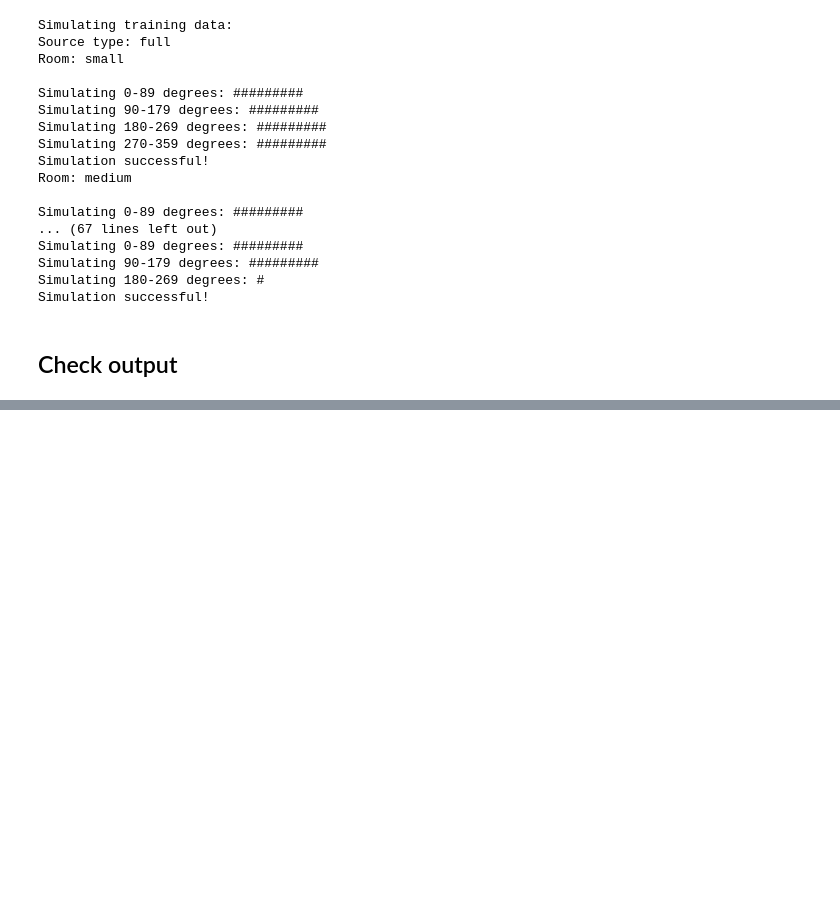
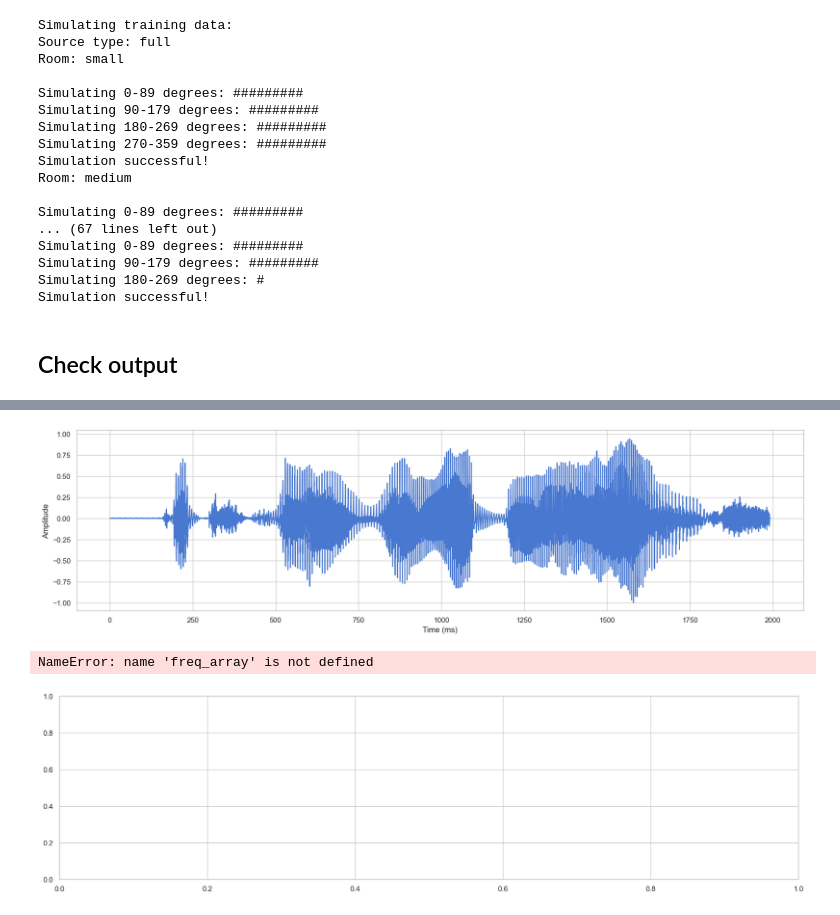
Before and after one commit to AlexandraPosta/sound-localization, a Jupyter notebook: notebooks/SimulateData.ipynb, the cells around one changed output, grey strips where cells are left out. Cells and saved outputs as stored; diff of their text form; code cells hidden in the pictures; blank space fills up the shorter version.

```diff
--- a/notebooks/SimulateData.ipynb
+++ b/notebooks/SimulateData.ipynb
@@ -197,0 +196,44 @@ plt.show()
+# %%
+# Convert sound array to floating point values ranging from -1 to 1 as follows
+sample_rate, samples = wavfile.read(sound_file)
+sound = samples / (2.**15)
+
+# Select first channel
+sound_channel = sound[:,0]
+
+# Create an array of sample point in one dimension
+time_array = np.arange(0, float(sound.shape[0]), 1)
+time_array = (time_array / sample_rate) * 1000 # scale to milliSeconds
+
+# Plot the tone
+fig, ax = plt.subplots(figsize=(20, 5))
+plt.plot(time_array, sound_channel)
+plt.xlabel('Time (ms)')
+plt.ylabel('Amplitude')
+plt.show()
+
+
+# Get frequency from amplitude and time using FFT, Fast Fourier Transform algorithm
+sound_lenght = len(sound)
+fft_array = fft(sound_channel)
+num_unique_points = np.ceil((sound_lenght + 1) / 2.0)
+fft_array = fft_array[0:int(num_unique_points)]
+
+# FFT contains both magnitude and phase and given in complex numbers in real + imaginary parts (a + ib) format.
+# Get real part By taking absolute value
+fft_array = abs(fft_array)
+
+# Scale the fft array by length of sample points so that magnitude does not depend on
+# the length of the signal or on its sampling frequency
+fft_array = fft_array / float(sound_lenght)
+
+# Plot the frequency
+fig, ax = plt.subplots(figsize=(20, 5))
+plt.plot(freq_array/1000, 10 * np.log10 (fft_array))
+plt.xlabel('Frequency (Khz)')
+plt.ylabel('Power (dB)')
+plt.show()
+# %% [output]
+[figure, added]
+NameError: name 'freq_array' is not defined
+[figure, added]
```
Also changed, not shown: parts of 8 cells of this notebook, 7 other files.
